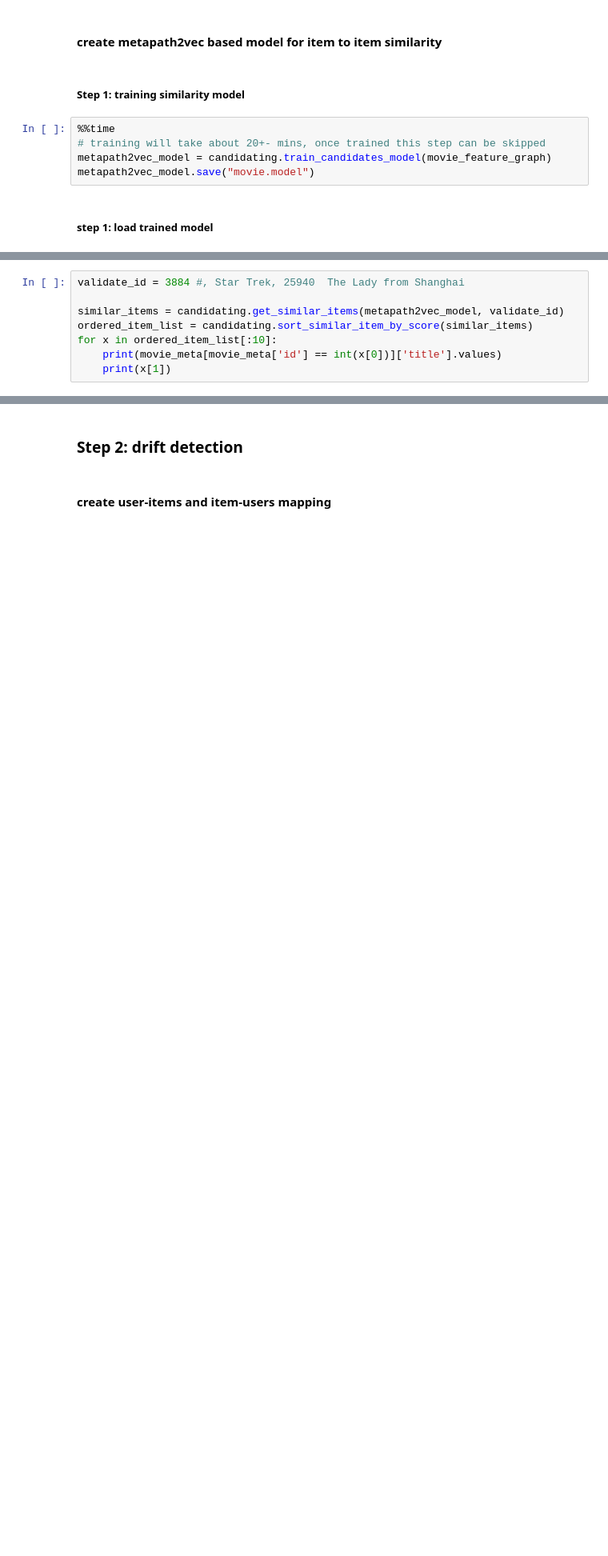
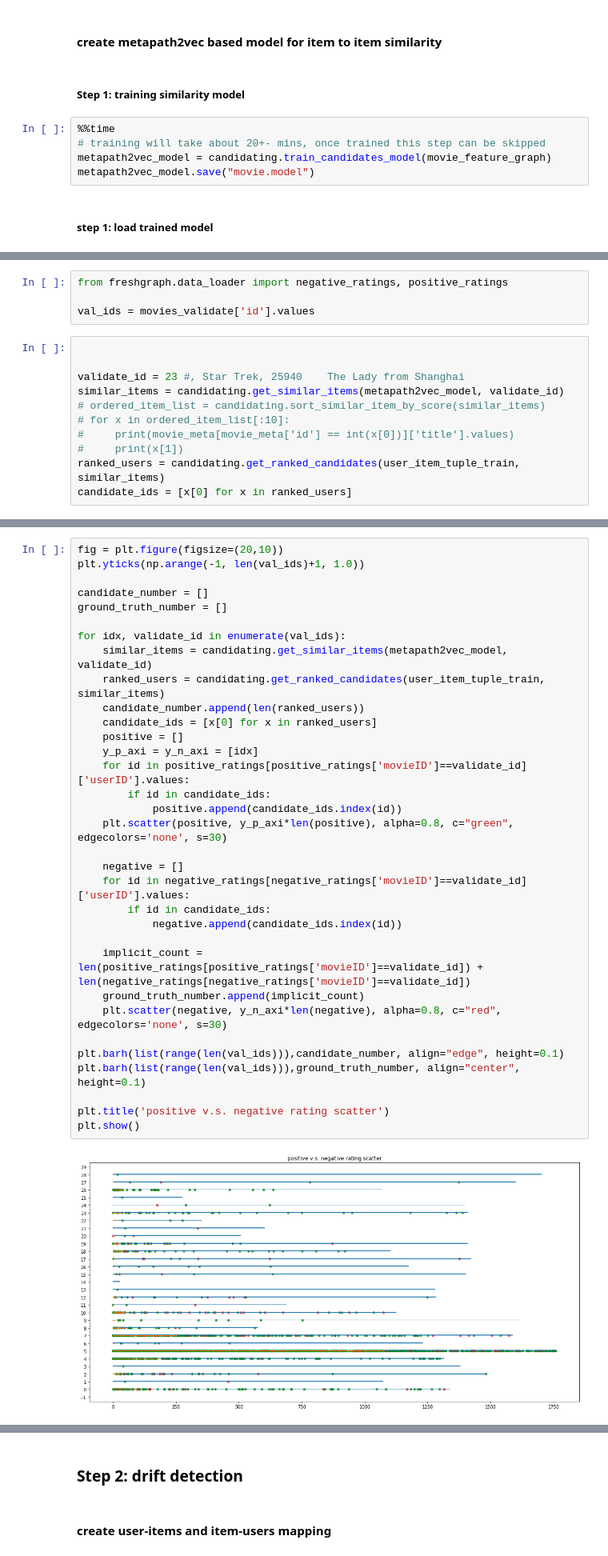
Before and after one commit to zdjohn/freshgraph, a Jupyter notebook: data_loader.ipynb, the cells around one changed output, grey strips where cells are left out. Shown at 80% size. Drawn from its saved outputs; the diff is of its cells as text; blank space fills up the shorter version.

```diff
--- a/data_loader.ipynb
+++ b/data_loader.ipynb
@@ -40,8 +59,15 @@ movies_validate[:10]
+# %%
+from freshgraph.data_loader import negative_ratings, positive_ratings
+
+val_ids = movies_validate['id'].values
 # %%
-validate_id = 3884 #, Star Trek, 25940	The Lady from Shanghai
 
+
+validate_id = 23 #, Star Trek, 25940	The Lady from Shanghai
 similar_items = candidating.get_similar_items(metapath2vec_model, validate_id)
-ordered_item_list = candidating.sort_similar_item_by_score(similar_items)
-for x in ordered_item_list[:10]:
-    print(movie_meta[movie_meta['id'] == int(x[0])]['title'].values)
-    print(x[1])
+# ordered_item_list = candidating.sort_similar_item_by_score(similar_items)
+# for x in ordered_item_list[:10]:
+#     print(movie_meta[movie_meta['id'] == int(x[0])]['title'].values)
+#     print(x[1])
+ranked_users = candidating.get_ranked_candidates(user_item_tuple_train, similar_items)
+candidate_ids = [x[0] for x in ranked_users]
@@ -71,0 +86,35 @@ candidate_ids = [x[0] for x in ranked_users]
+# %%
+fig = plt.figure(figsize=(20,10))
+plt.yticks(np.arange(-1, len(val_ids)+1, 1.0))
+
+candidate_number = []
+ground_truth_number = []
+
+for idx, validate_id in enumerate(val_ids):
+    similar_items = candidating.get_similar_items(metapath2vec_model, validate_id)
+    ranked_users = candidating.get_ranked_candidates(user_item_tuple_train, similar_items)
+    candidate_number.append(len(ranked_users))
+    candidate_ids = [x[0] for x in ranked_users]
+    positive = []
+    y_p_axi = y_n_axi = [idx]
+    for id in positive_ratings[positive_ratings['movieID']==validate_id]['userID'].values:
+        if id in candidate_ids:
+            positive.append(candidate_ids.index(id))
+    plt.scatter(positive, y_p_axi*len(positive), alpha=0.8, c="green", edgecolors='none', s=30)
+
+    negative = []
+    for id in negative_ratings[negative_ratings['movieID']==validate_id]['userID'].values:
+        if id in candidate_ids:
+            negative.append(candidate_ids.index(id))
+
+    implicit_count = len(positive_ratings[positive_ratings['movieID']==validate_id]) + len(negative_ratings[negative_ratings['movieID']==validate_id])
+    ground_truth_number.append(implicit_count)
+    plt.scatter(negative, y_n_axi*len(negative), alpha=0.8, c="red", edgecolors='none', s=30)
+
+plt.barh(list(range(len(val_ids))),candidate_number, align="edge", height=0.1)
+plt.barh(list(range(len(val_ids))),ground_truth_number, align="center", height=0.1)
+
+plt.title('positive v.s. negative rating scatter')
+plt.show()
+# %% [output]
+[figure, added]
```
Also changed, not shown: parts of 12 cells of this notebook, 2 other files.
